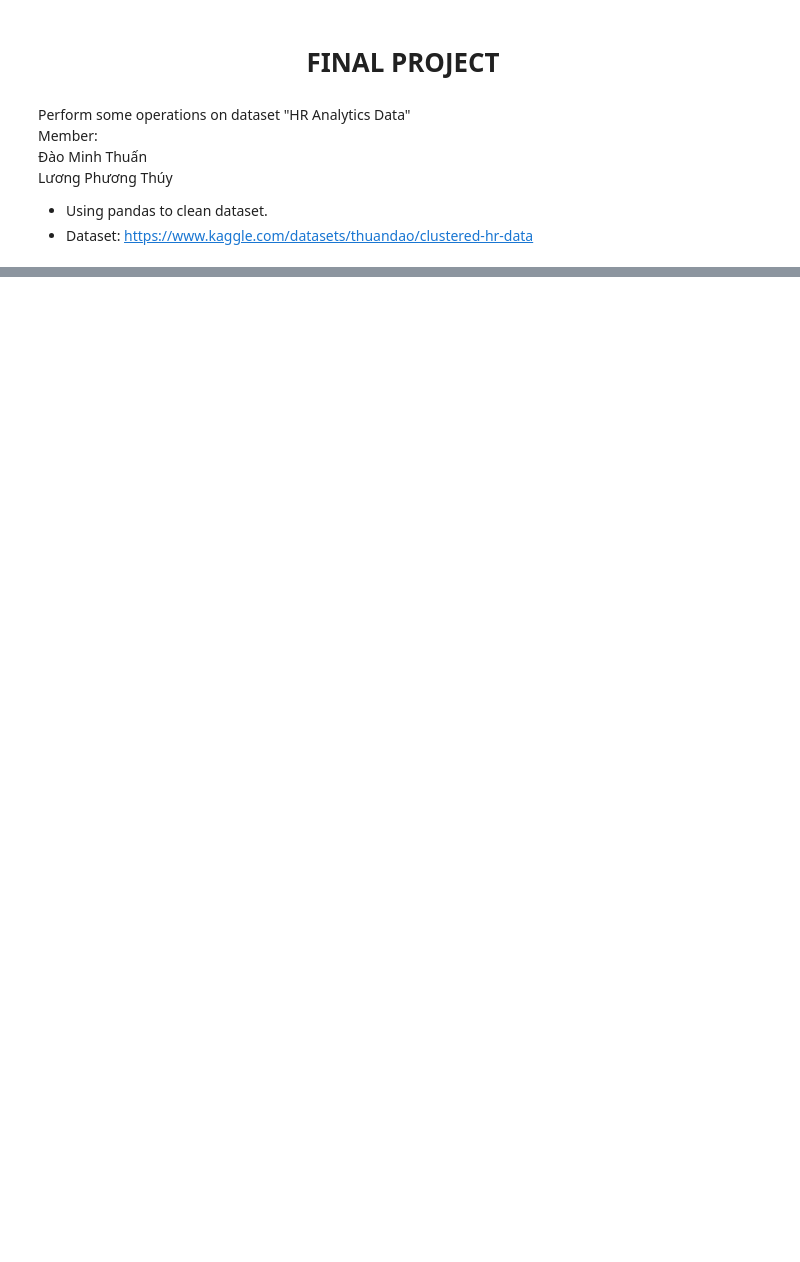
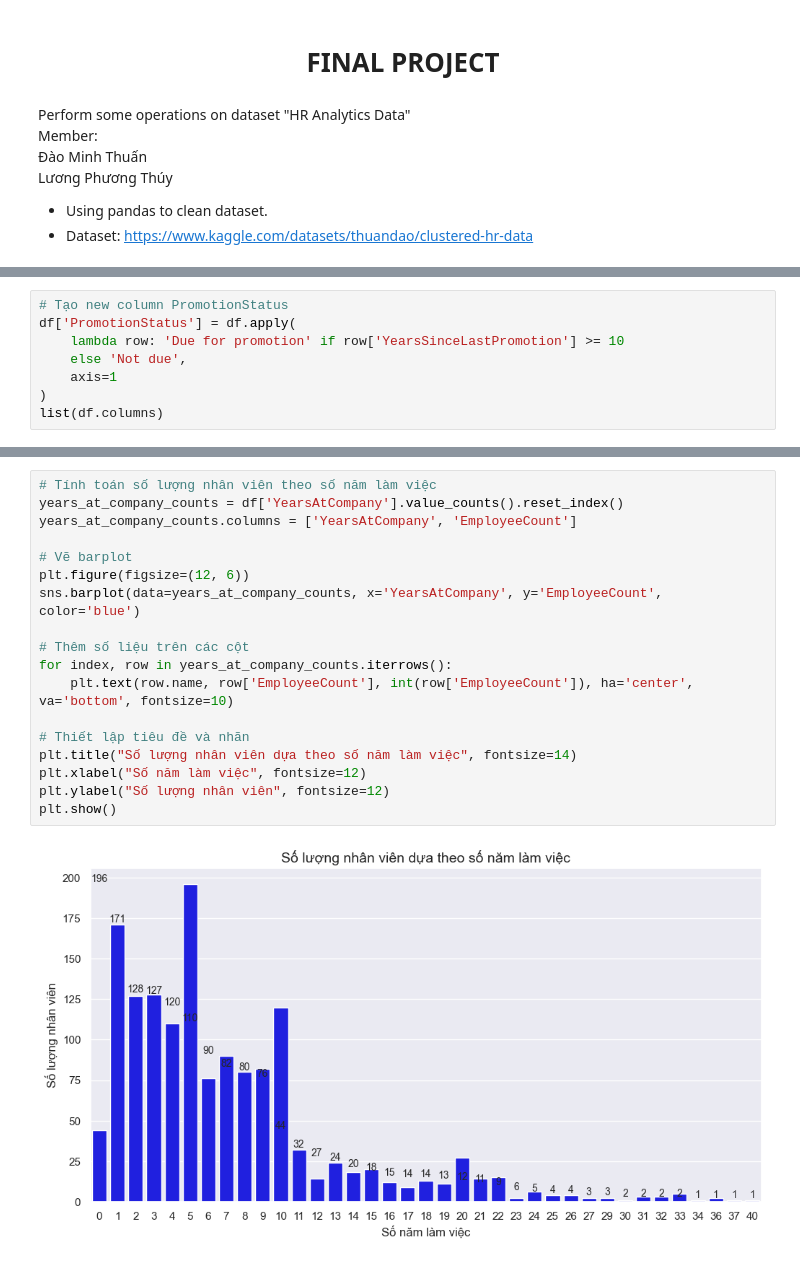
Before and after one commit to daominhthuan42/mindx-data-analytics-bootcamp, a Jupyter notebook: 00_MODULE_1/FINAL_PROJECT/02_PYTHON/FINAL_PROJECT.ipynb, the cells around one changed output, grey strips where cells are left out. Drawn from its saved outputs; the diff is of its cells as text; blank space fills up the shorter version.

```diff
--- a/00_MODULE_1/FINAL_PROJECT/02_PYTHON/FINAL_PROJECT.ipynb
+++ b/00_MODULE_1/FINAL_PROJECT/02_PYTHON/FINAL_PROJECT.ipynb
@@ -32,0 +271,8 @@ df = pd.read_csv("HR_Analytics_Data.csv")
+# %%
+# Tạo new column PromotionStatus
+df['PromotionStatus'] = df.apply(
+    lambda row: 'Due for promotion' if row['YearsSinceLastPromotion'] >= 10
+    else 'Not due',
+    axis=1
+)
+list(df.columns)
@@ -32,0 +359,20 @@ df = pd.read_csv("HR_Analytics_Data.csv")
+# %%
+# Tính toán số lượng nhân viên theo số năm làm việc
+years_at_company_counts = df['YearsAtCompany'].value_counts().reset_index()
+years_at_company_counts.columns = ['YearsAtCompany', 'EmployeeCount']
+
+# Vẽ barplot
+plt.figure(figsize=(12, 6))
+sns.barplot(data=years_at_company_counts, x='YearsAtCompany', y='EmployeeCount', color='blue')
+
+# Thêm số liệu trên các cột
+for index, row in years_at_company_counts.iterrows():
+    plt.text(row.name, row['EmployeeCount'], int(row['EmployeeCount']), ha='center', va='bottom', fontsize=10)
+
+# Thiết lập tiêu đề và nhãn
+plt.title("Số lượng nhân viên dựa theo số năm làm việc", fontsize=14)
+plt.xlabel("Số năm làm việc", fontsize=12)
+plt.ylabel("Số lượng nhân viên", fontsize=12)
+plt.show()
+# %% [output]
+[figure, added]
```
Also changed, not shown: parts of 27 cells of this notebook, 3 other files.
